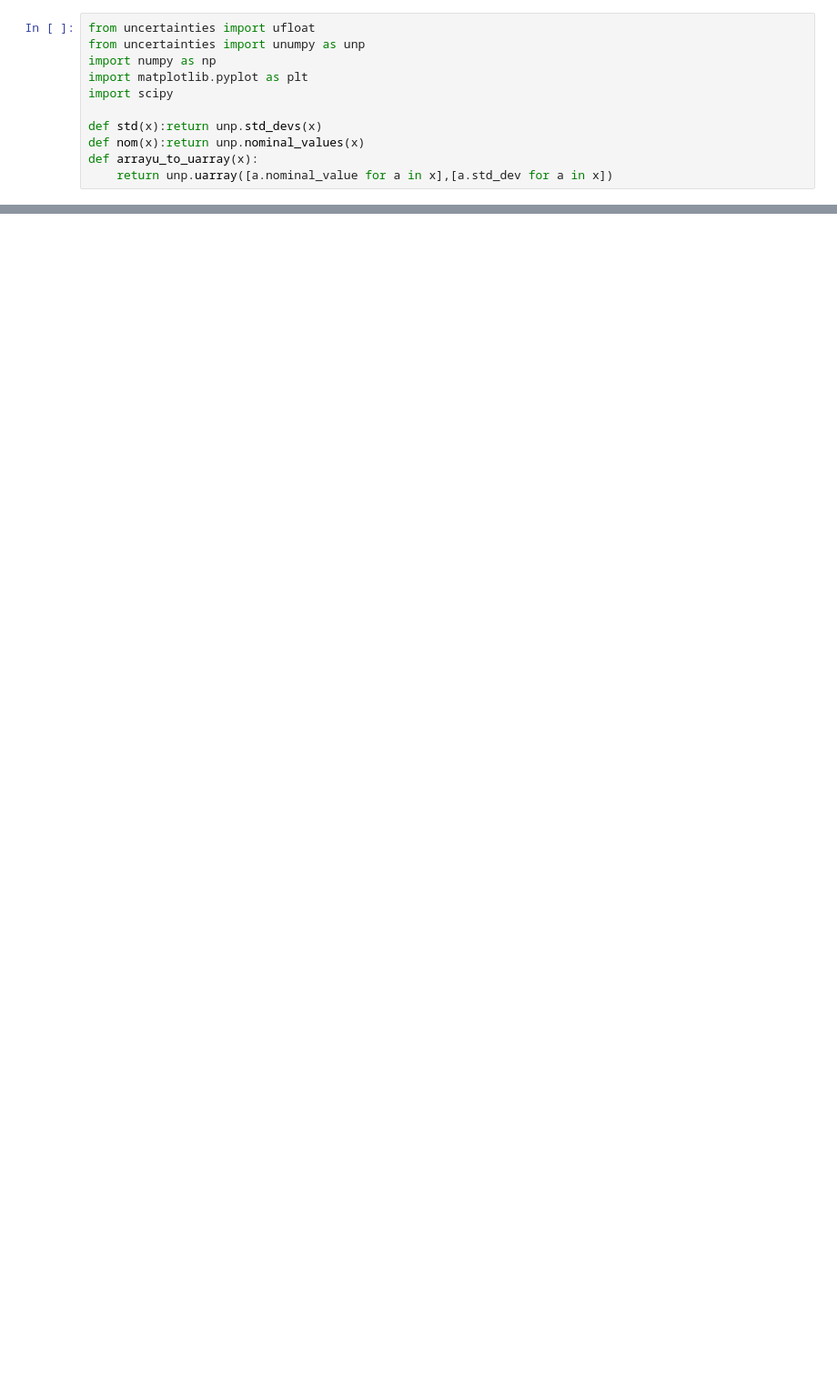
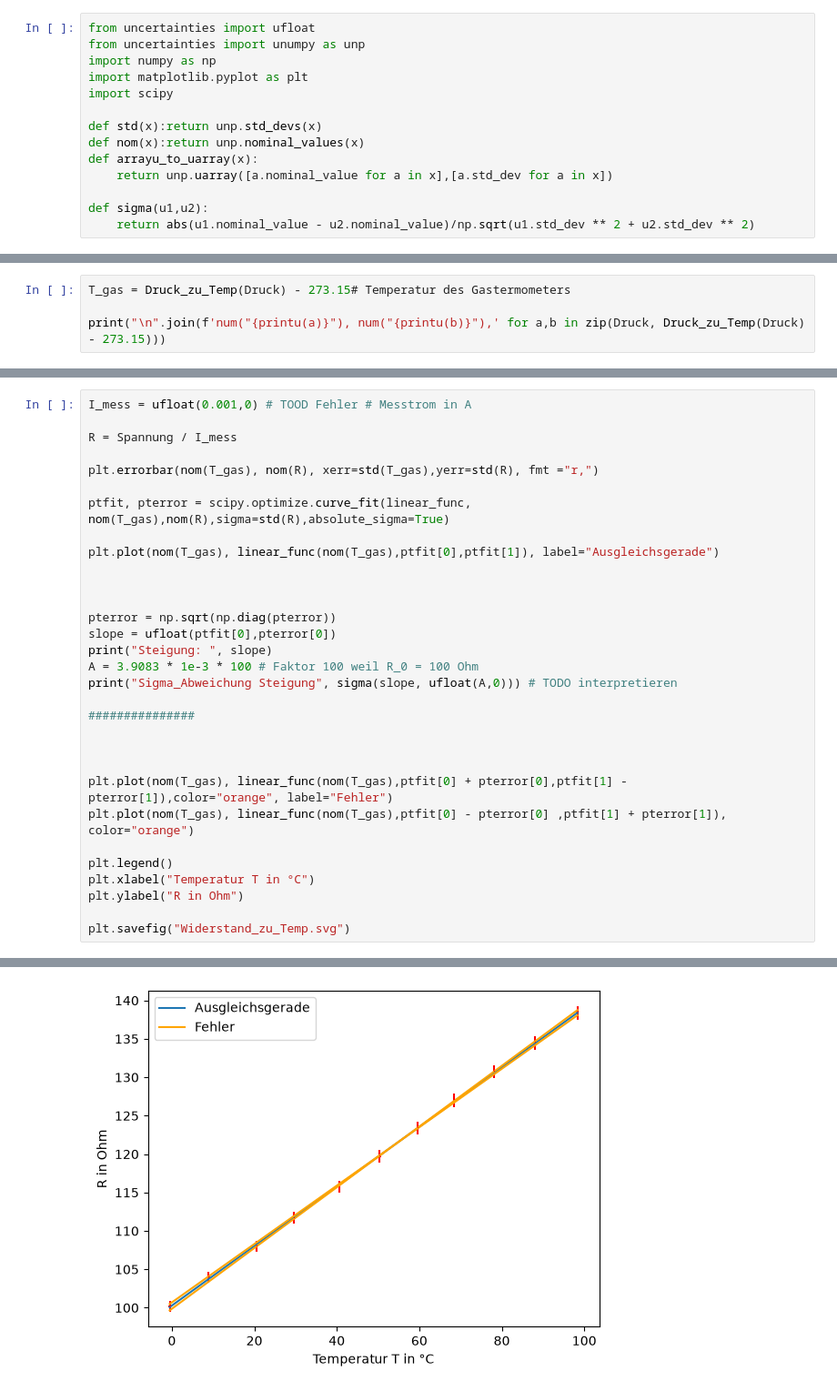
Before and after one commit to Bergschaf/PAP1, a Jupyter notebook: V41/V41.ipynb, the cells around one changed output, grey strips where cells are left out. Shown at 91% size. Drawn from its saved outputs; the diff is of its cells as text; blank space fills up the shorter version.

```diff
--- a/V41/V41.ipynb
+++ b/V41/V41.ipynb
@@ -9,6 +9,9 @@ def std(x):return unp.std_devs(x)
 def nom(x):return unp.nominal_values(x)
 def arrayu_to_uarray(x):
     return unp.uarray([a.nominal_value for a in x],[a.std_dev for a in x])
+
+def sigma(u1,u2):
+    return abs(u1.nominal_value - u2.nominal_value)/np.sqrt(u1.std_dev ** 2 + u2.std_dev ** 2)
 # %%
 P_raum = ufloat(1007.8,0.1)
 P_normal = 1013.25
@@ -69,0 +164,4 @@ Abgelesener Nullpunkt: 0.04431194761343704
+# %%
+T_gas = Druck_zu_Temp(Druck) - 273.15# Temperatur des Gastermometers
+
+print("\n".join(f'num("{printu(a)}"), num("{printu(b)}"),' for a,b in zip(Druck, Druck_zu_Temp(Druck) - 273.15)))
@@ -69,0 +180,32 @@ Abgelesener Nullpunkt: 0.04431194761343704
+# %%
+I_mess = ufloat(0.001,0) # TOOD Fehler # Messtrom in A
+
+R = Spannung / I_mess
+
+plt.errorbar(nom(T_gas), nom(R), xerr=std(T_gas),yerr=std(R), fmt ="r,")
+
+ptfit, pterror = scipy.optimize.curve_fit(linear_func, nom(T_gas),nom(R),sigma=std(R),absolute_sigma=True)
+
+plt.plot(nom(T_gas), linear_func(nom(T_gas),ptfit[0],ptfit[1]), label="Ausgleichsgerade")
+
+
+
+pterror = np.sqrt(np.diag(pterror))
+slope = ufloat(ptfit[0],pterror[0])
+print("Steigung: ", slope)
+A = 3.9083 * 1e-3 * 100 # Faktor 100 weil R_0 = 100 Ohm
+print("Sigma_Abweichung Steigung", sigma(slope, ufloat(A,0))) # TODO interpretieren
+
+###############
+
+
+
+plt.plot(nom(T_gas), linear_func(nom(T_gas),ptfit[0] + pterror[0],ptfit[1] - pterror[1]),color="orange", label="Fehler")
+plt.plot(nom(T_gas), linear_func(nom(T_gas),ptfit[0] - pterror[0] ,ptfit[1] + pterror[1]), color="orange")
+
+plt.legend()
+plt.xlabel("Temperatur T in °C")
+plt.ylabel("R in Ohm")
+
+plt.savefig("Widerstand_zu_Temp.svg")
+# %% [output]
@@ -69,0 +214 @@ Abgelesener Nullpunkt: 0.04431194761343704
+[figure, added]
```
Also changed, not shown: parts of 7 cells of this notebook, 3 other files.
